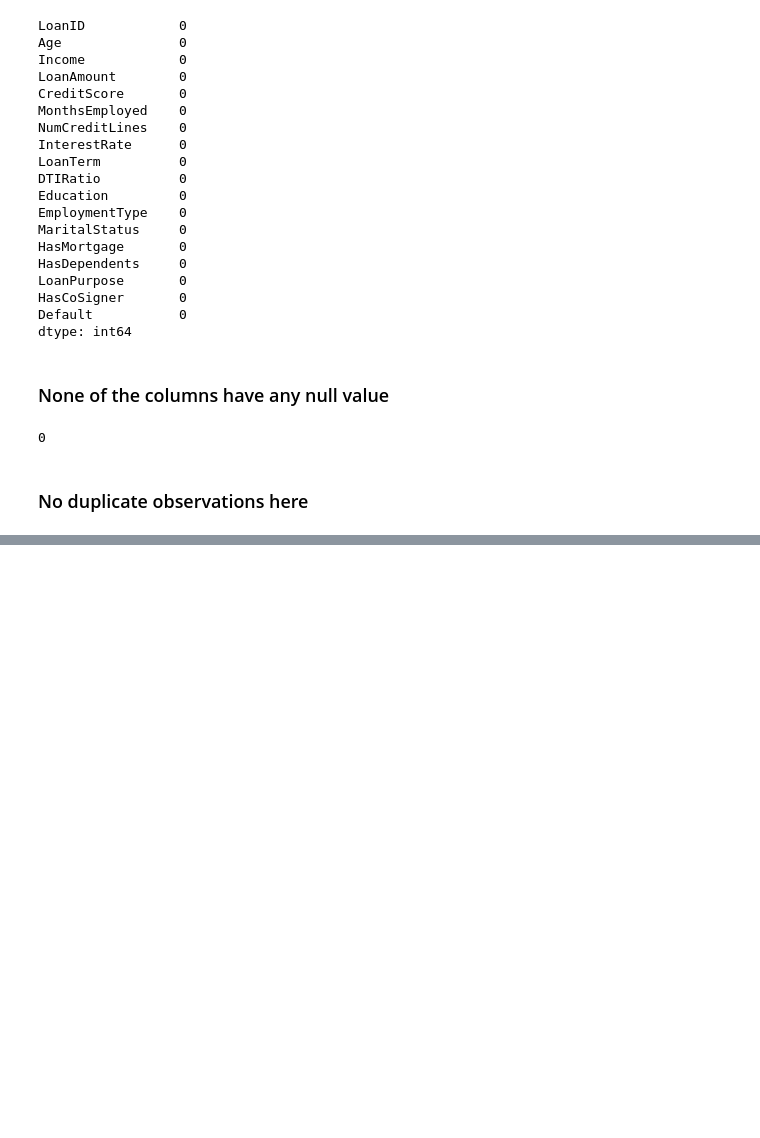
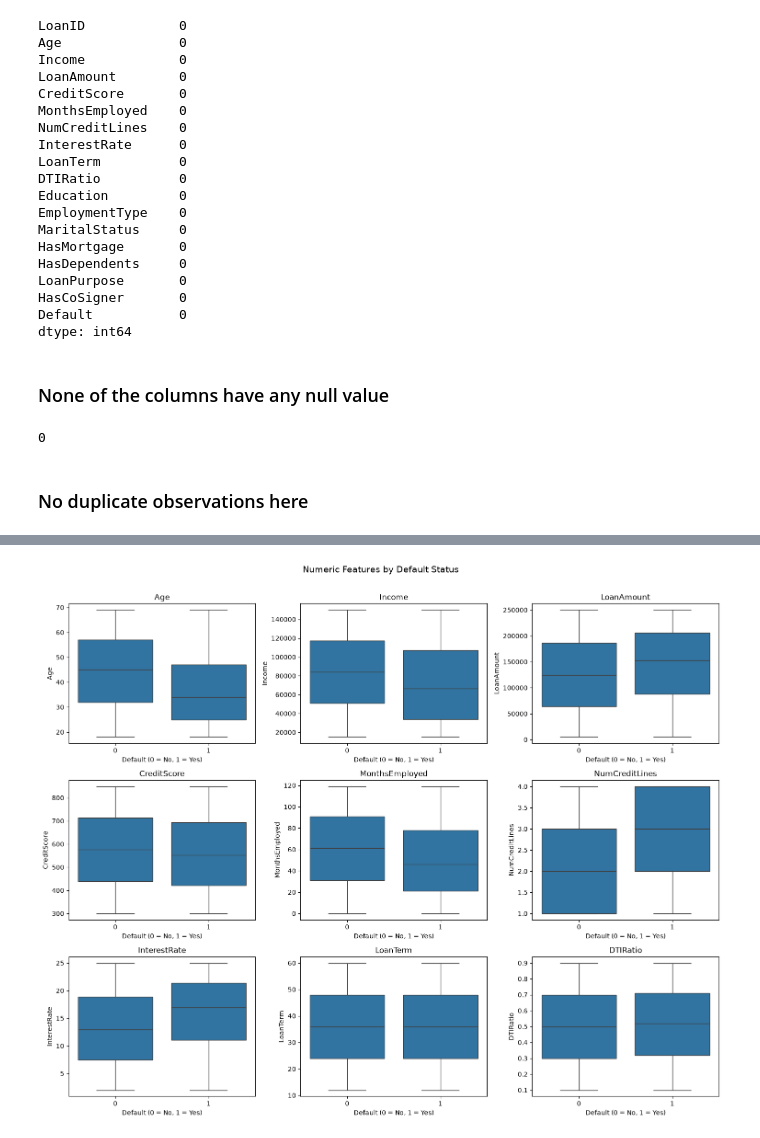
Before and after one commit to harshit87612/loan-default-prediction, a Jupyter notebook: notebooks/01_eda.ipynb, the cells around one changed output, grey strips where cells are left out. Saved outputs shown, nothing was run; the diff lists cells and outputs as text; code cells hidden in the pictures; blank space fills up the shorter version.

```diff
--- a/notebooks/01_eda.ipynb
+++ b/notebooks/01_eda.ipynb
@@ -114,7 +114,7 @@ This will be accounted for during the statistical testing and preprocessing stag
 # %% [markdown]
 ## Categorical Features
 # %%
-categorical_cols = df.select_dtypes(include=['object']).columns.tolist()
+categorical_cols = df.select_dtypes(include=['object','str']).columns.tolist()
 print(categorical_cols)
 print(df['LoanID'].nunique() == len(df))   # should print True
 categorical_cols.remove('LoanID')
@@ -178,0 +183,22 @@ print(df.duplicated().sum())
+# %%
+from scipy.stats import chi2_contingency, ttest_ind
+
+numeric_cols = df.select_dtypes(include=['int64', 'float64']).columns.tolist()
+numeric_cols.remove('Default')
+
+categorical_cols = df.select_dtypes(include=['object','str']).columns.tolist()
+categorical_cols.remove('LoanID')
+# %%
+fig, axes = plt.subplots(3, 3, figsize=(15, 12))
+axes = axes.flatten()
+
+for i, col in enumerate(numeric_cols):
+    sns.boxplot(x='Default', y=col, data=df, ax=axes[i])
+    axes[i].set_title(col)
+    axes[i].set_xlabel('Default (0 = No, 1 = Yes)')
+
+plt.suptitle('Numeric Features by Default Status', fontsize=14, y=1.01)
+plt.tight_layout()
+plt.show()
+# %% [output]
+[figure, added]
```
Also changed, not shown: parts of 11 cells of this notebook.
